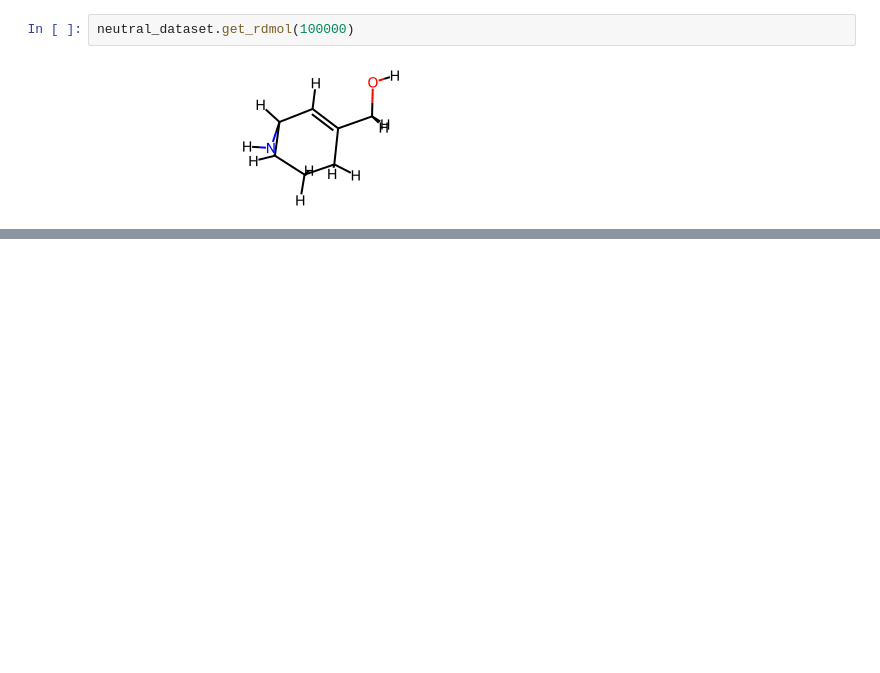
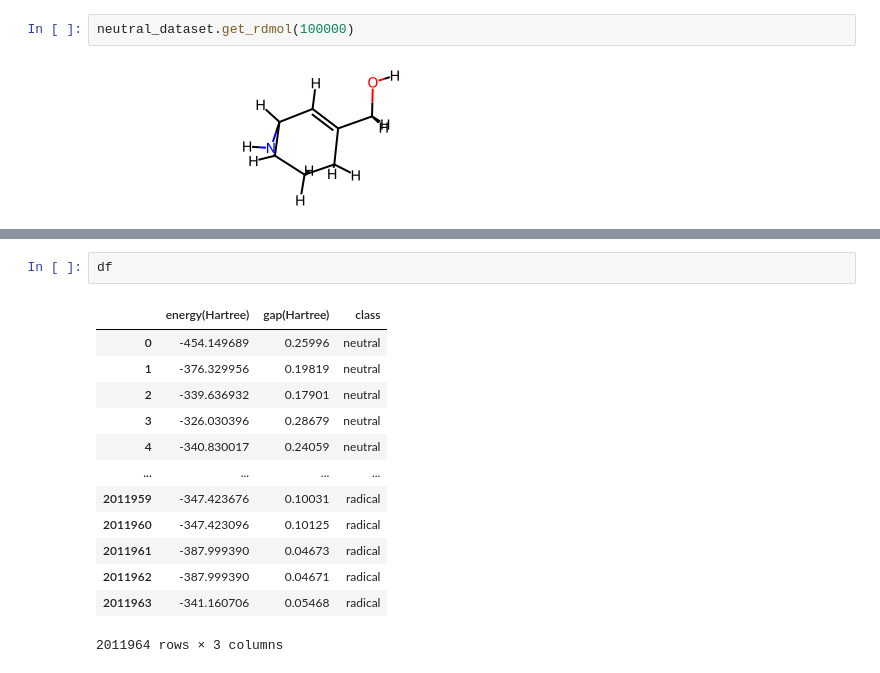
Before and after one commit to gentle1999/qm9star_query, a Jupyter notebook: tutorial/3-create_dataset.ipynb, the cells around one changed output, grey strips where cells are left out. Cells and saved outputs as stored; diff of their text form; blank space fills up the shorter version.

```diff
--- a/tutorial/3-create_dataset.ipynb
+++ b/tutorial/3-create_dataset.ipynb
@@ -38,0 +310,16 @@ neutral_dataset.get_rdmol(100000)
+# %%
+df
+# %% [output]
+|  | energy(Hartree) | gap(Hartree) | class |
+| 0 | -454.149689 | 0.25996 | neutral |
+| 1 | -376.329956 | 0.19819 | neutral |
+| 2 | -339.636932 | 0.17901 | neutral |
+| 3 | -326.030396 | 0.28679 | neutral |
+| 4 | -340.830017 | 0.24059 | neutral |
+| ... | ... | ... | ... |
+| 2011959 | -347.423676 | 0.10031 | radical |
+| 2011960 | -347.423096 | 0.10125 | radical |
+| 2011961 | -387.999390 | 0.04673 | radical |
+| 2011962 | -387.999390 | 0.04671 | radical |
+| 2011963 | -341.160706 | 0.05468 | radical |
+2011964 rows × 3 columns
```
Also changed, not shown: parts of 19 cells of this notebook, 15 other files.
